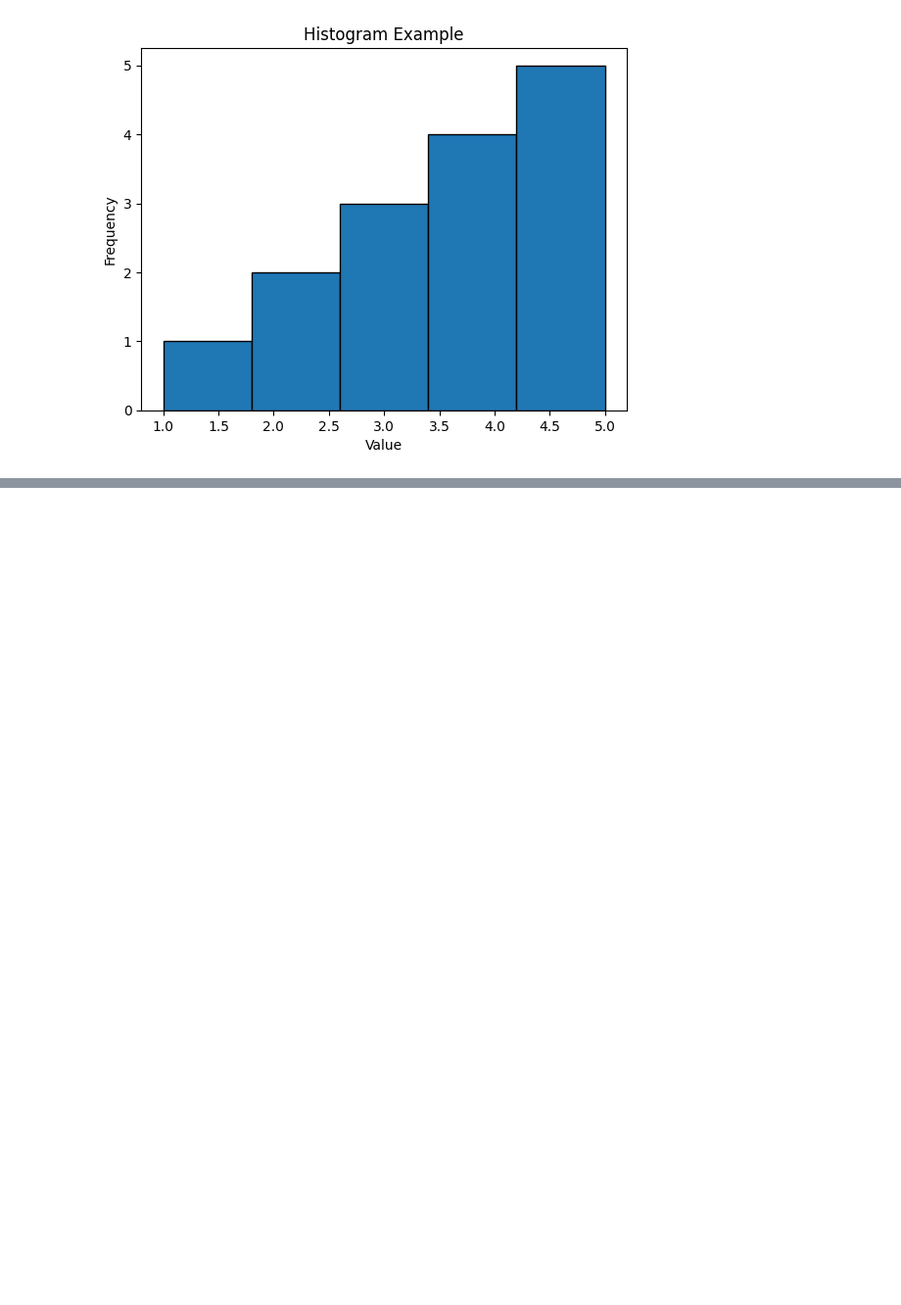
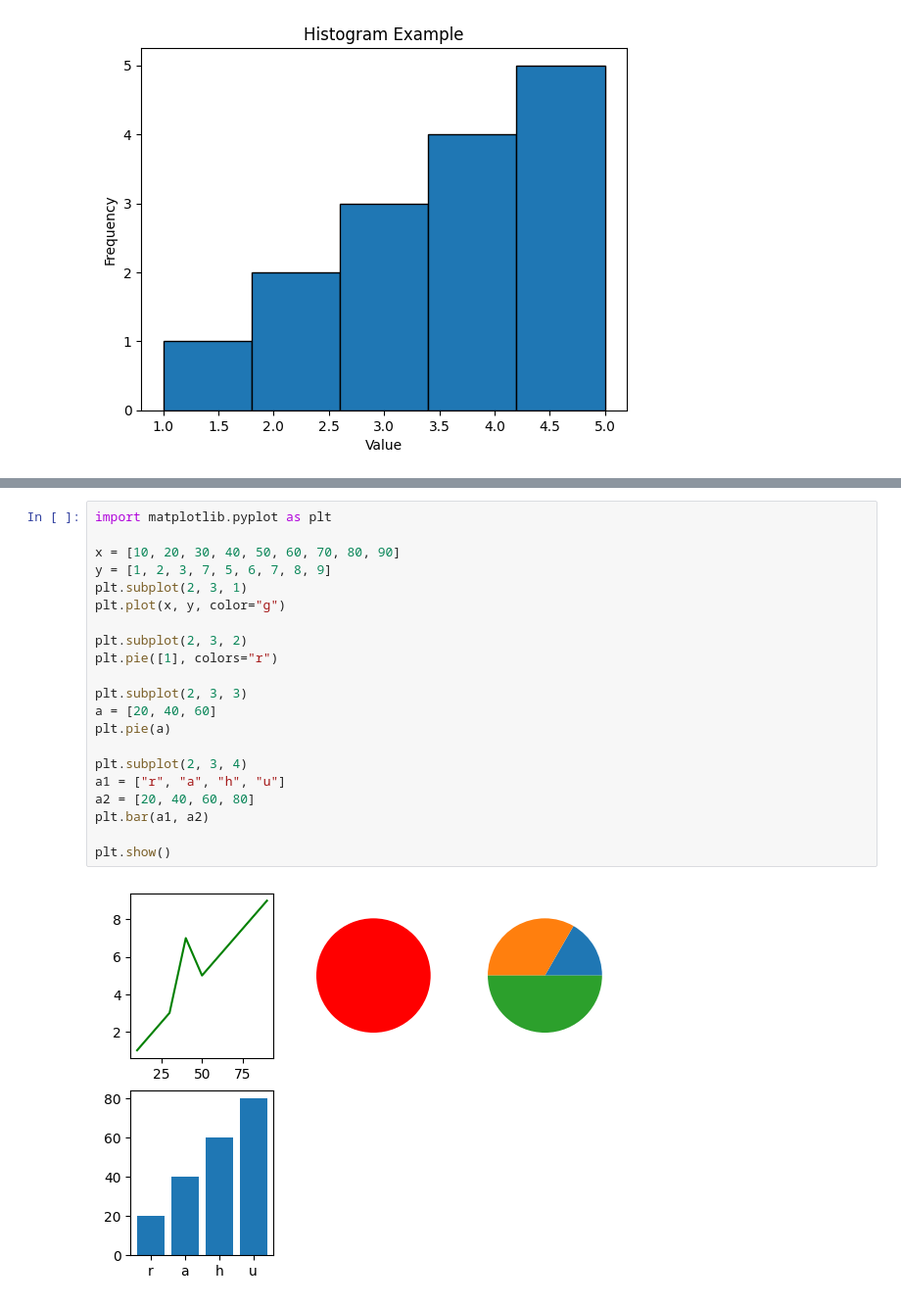
Before and after one commit to rajeevverma8510/ANUDIP-TRAINING, a Jupyter notebook: matplot_exersise.ipynb, the cells around one changed output, grey strips where cells are left out. Shown at 98% size. Cells and saved outputs as stored; diff of their text form; blank space fills up the shorter version.

```diff
--- a/matplot_exersise.ipynb
+++ b/matplot_exersise.ipynb
@@ -102,0 +127,23 @@ plt.show()
+# %%
+import matplotlib.pyplot as plt
+
+x = [10, 20, 30, 40, 50, 60, 70, 80, 90]
+y = [1, 2, 3, 7, 5, 6, 7, 8, 9]
+plt.subplot(2, 3, 1)
+plt.plot(x, y, color="g")
+
+plt.subplot(2, 3, 2)
+plt.pie([1], colors="r")
+
+plt.subplot(2, 3, 3)
+a = [20, 40, 60]
+plt.pie(a)
+
+plt.subplot(2, 3, 4)
+a1 = ["r", "a", "h", "u"]
+a2 = [20, 40, 60, 80]
+plt.bar(a1, a2)
+
+plt.show()
+# %% [output]
+[figure, added]
```
Also changed, not shown: parts of 4 cells of this notebook.
